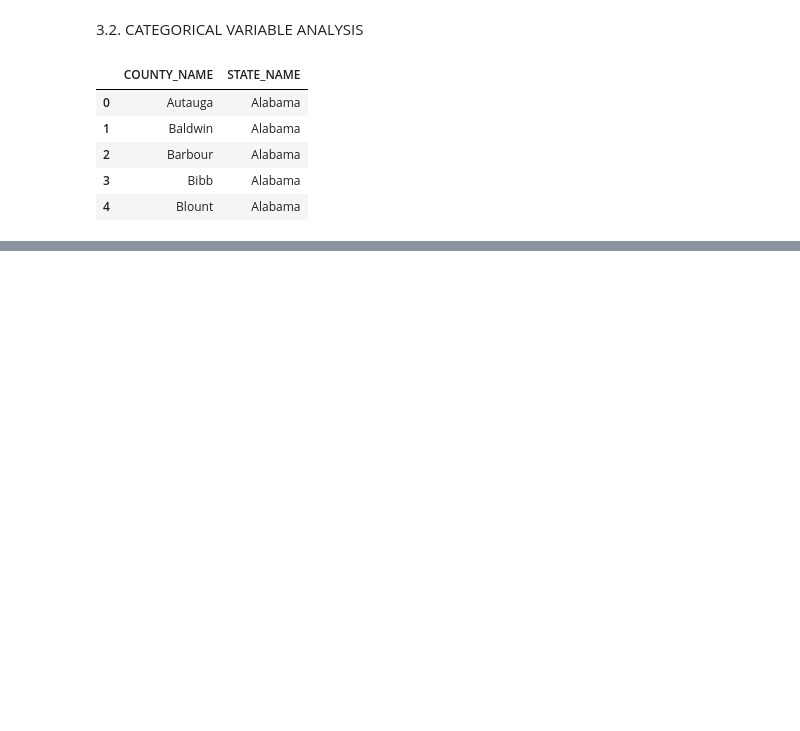
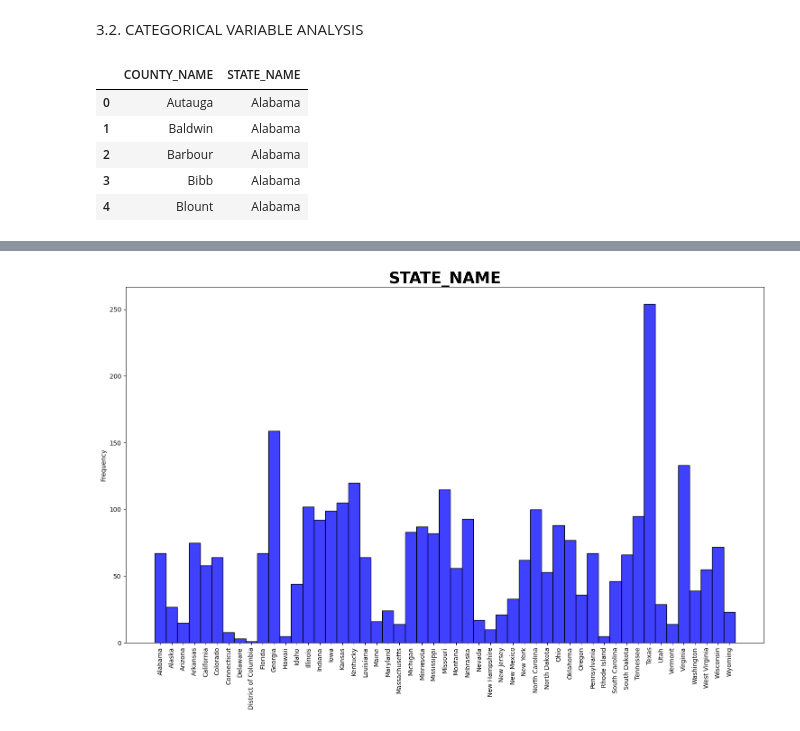
Before and after one commit to PeyraHub/EDA-Regularized-Linear-Regression-demographic_health_data, a Jupyter notebook: src/explore.ipynb, the cells around one changed output, grey strips where cells are left out. Saved outputs shown, nothing was run; the diff lists cells and outputs as text; code cells hidden in the pictures; blank space fills up the shorter version.

```diff
--- a/src/explore.ipynb
+++ b/src/explore.ipynb
@@ -142,0 +143,11 @@ plt.show()
+# %%
+plt.figure(figsize=(15, 10))
+
+sns.histplot(data=df_cat, x="STATE_NAME", color="blue").set(xlabel=None, ylabel="Frequency")
+plt.title("STATE_NAME", fontsize=25, fontweight='bold')
+plt.xticks(rotation=90)
+
+plt.tight_layout()
+plt.show()
+# %% [output]
+[figure, added]
```
Also changed, not shown: parts of 1 cell of this notebook.
